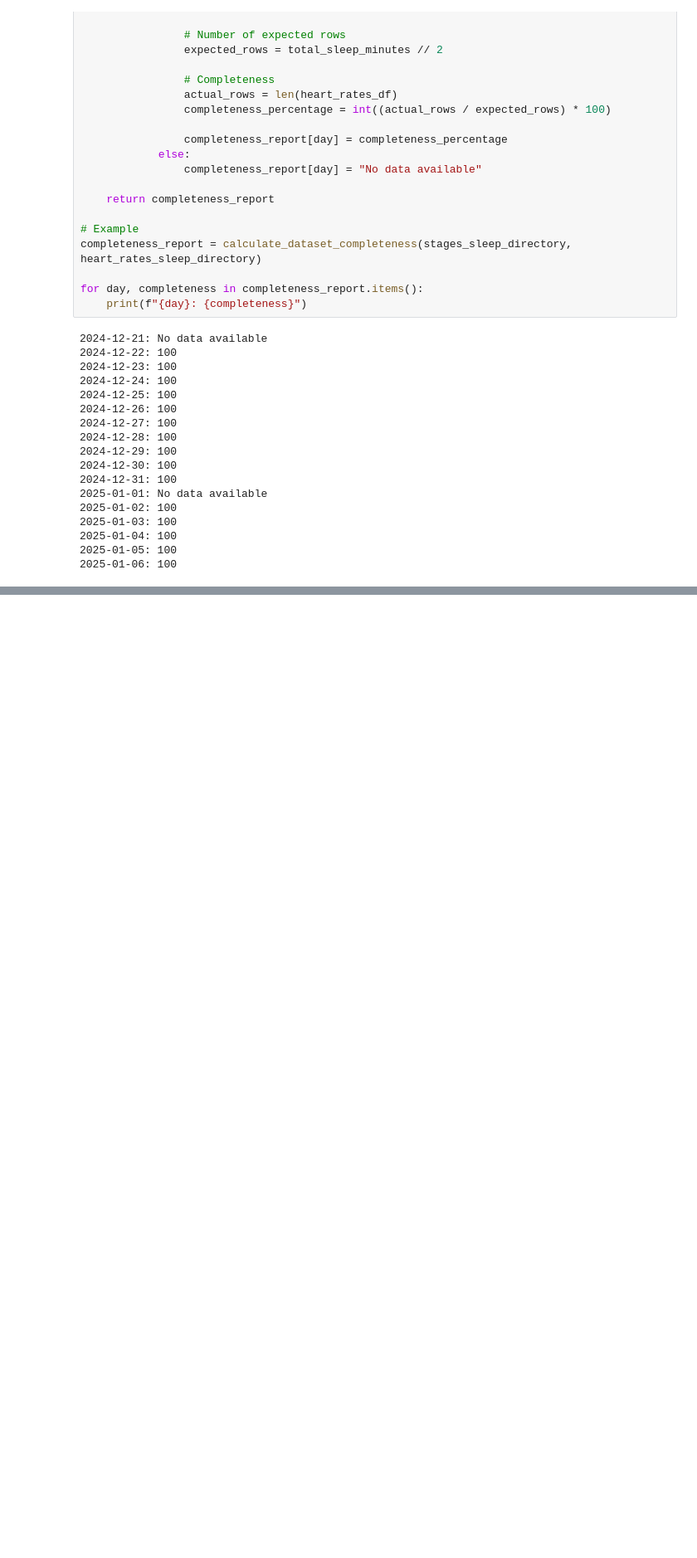
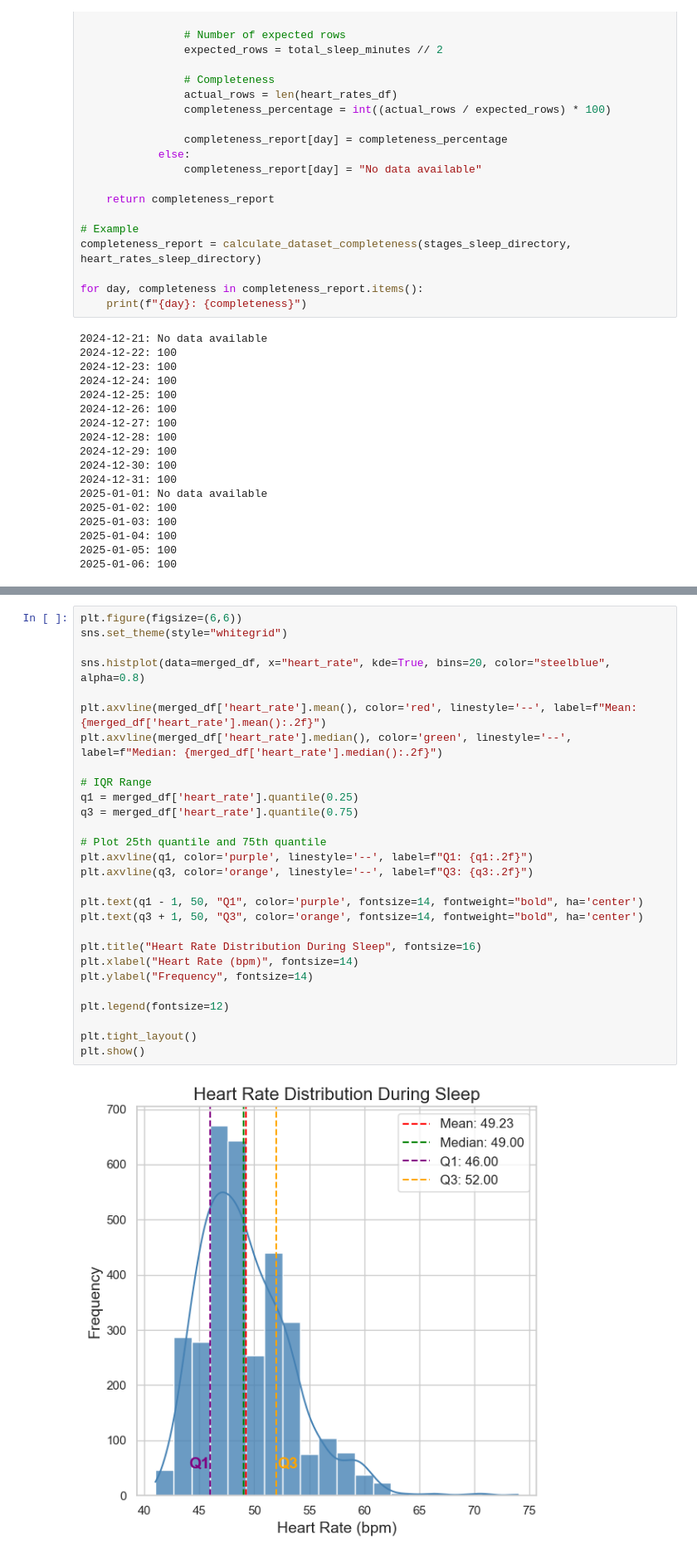
Before and after one commit to valecase4/GarminHealthInsights, a Jupyter notebook: data_cleaning/sleep/sleep.ipynb, the cells around one changed output, grey strips where cells are left out. Shown: that part at 83% size. Drawn from its saved outputs; the diff is of its cells as text; blank space fills up the shorter version.

```diff
--- a/data_cleaning/sleep/sleep.ipynb
+++ b/data_cleaning/sleep/sleep.ipynb
@@ -338,0 +445,30 @@ for day, completeness in completeness_report.items():
+# %%
+plt.figure(figsize=(6,6))
+sns.set_theme(style="whitegrid")
+
+sns.histplot(data=merged_df, x="heart_rate", kde=True, bins=20, color="steelblue", alpha=0.8)
+
+plt.axvline(merged_df['heart_rate'].mean(), color='red', linestyle='--', label=f"Mean: {merged_df['heart_rate'].mean():.2f}")
+plt.axvline(merged_df['heart_rate'].median(), color='green', linestyle='--', label=f"Median: {merged_df['heart_rate'].median():.2f}")
+
+# IQR Range
+q1 = merged_df['heart_rate'].quantile(0.25)
+q3 = merged_df['heart_rate'].quantile(0.75)
+
+# Plot 25th quantile and 75th quantile
+plt.axvline(q1, color='purple', linestyle='--', label=f"Q1: {q1:.2f}")
+plt.axvline(q3, color='orange', linestyle='--', label=f"Q3: {q3:.2f}")
+
+plt.text(q1 - 1, 50, "Q1", color='purple', fontsize=14, fontweight="bold", ha='center')
+plt.text(q3 + 1, 50, "Q3", color='orange', fontsize=14, fontweight="bold", ha='center')
+
+plt.title("Heart Rate Distribution During Sleep", fontsize=16)
+plt.xlabel("Heart Rate (bpm)", fontsize=14)
+plt.ylabel("Frequency", fontsize=14)
+
+plt.legend(fontsize=12)
+
+plt.tight_layout()
+plt.show()
+# %% [output]
+[figure, added]
```
Also changed, not shown: parts of 18 cells of this notebook, 5 other files.
